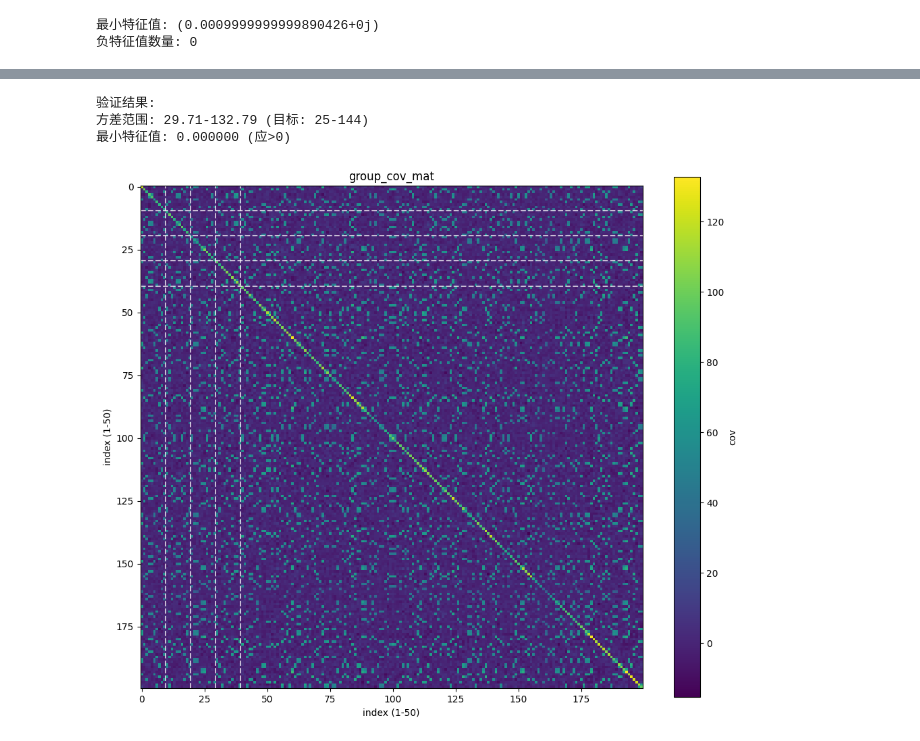
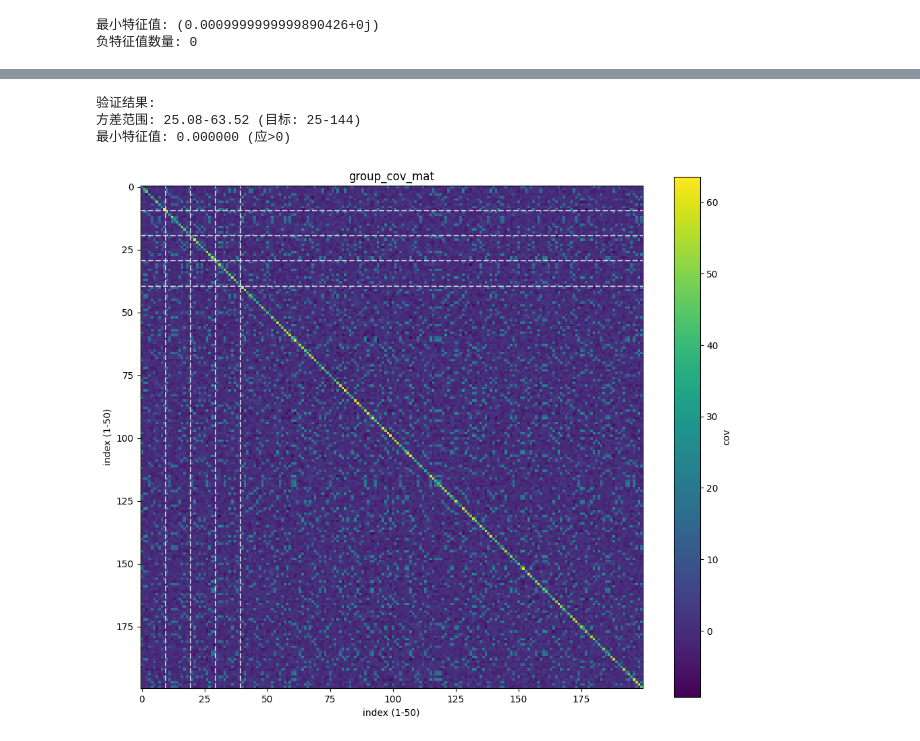
Before and after one commit to Silver439/Pilot, a Jupyter notebook: Data_generate/Bestcase_200.ipynb, the cells around one changed output, grey strips where cells are left out. Drawn from its saved outputs; the diff is of its cells as text; code cells hidden in the pictures.

```diff
--- a/Data_generate/Bestcase_200.ipynb
+++ b/Data_generate/Bestcase_200.ipynb
@@ -133,7 +133,7 @@ import matplotlib.pyplot as plt
 
 # 初始化参数
 n_points = 200
-within_group_mean = 0.8
+within_group_mean = 0.5
 between_group_mean = 0.0
 noise_std = 0.1
 
@@ -204,39 +204,40 @@ array([2, 3, 4, 8, 8, 2, 7, 6, 1, 4, 6, 7, 4, 3, 8, 8, 3, 4, 2, 6, 3, 2,
 # %%
 # 随机分配噪声
 np.random.seed(seed)
-variances = assign_variances(y_integers, min_var=25, max_var=144, correlation_strength=0.7)
+#variances = assign_variances(y_integers, min_var=25, max_var=64, correlation_strength=0.7)
 #variances = variances*4
+variances = np.random.uniform(low=25, high=64, size=200)
 std_devs = np.sqrt(variances)
 
 D = np.diag(std_devs)
 
 cov_matrix = D @ corr_matrix @ D
 
 print("验证结果:")
 print(f"方差范围: {np.min(np.diag(cov_matrix)):.2f}-{np.max(np.diag(cov_matrix)):.2f} (目标: 25-144)")
 print(f"最小特征值: {np.min(np.linalg.eigvals(cov_matrix)):.6f} (应>0)")
 
 np.savetxt('group_cov.txt',
            cov_matrix,
            fmt='%.6f',
            header='协方差矩阵（对角线方差=25-144）\n基于分组相关性矩阵生成')
 
 import matplotlib.pyplot as plt
 plt.figure(figsize=(12,10))
 plt.imshow(cov_matrix, cmap='viridis')
 cbar = plt.colorbar()
 cbar.set_label('cov')
 
 for g in range(1,5):
     plt.axhline(y=g*10-0.5, color='white', linestyle='--', alpha=0.7)
     plt.axvline(x=g*10-0.5, color='white', linestyle='--', alpha=0.7)
 
 plt.title('group_cov_mat')
 plt.xlabel('index (1-50)')
 plt.ylabel('index (1-50)')
 plt.show()
 # %% [output]
 验证结果:
-方差范围: 29.71-132.79 (目标: 25-144)
+方差范围: 25.08-63.52 (目标: 25-144)
 最小特征值: 0.000000 (应>0)
-[figure, old version]
+[figure, new version]
```
Also changed, not shown: parts of 3 cells of this notebook, 20 other files.
